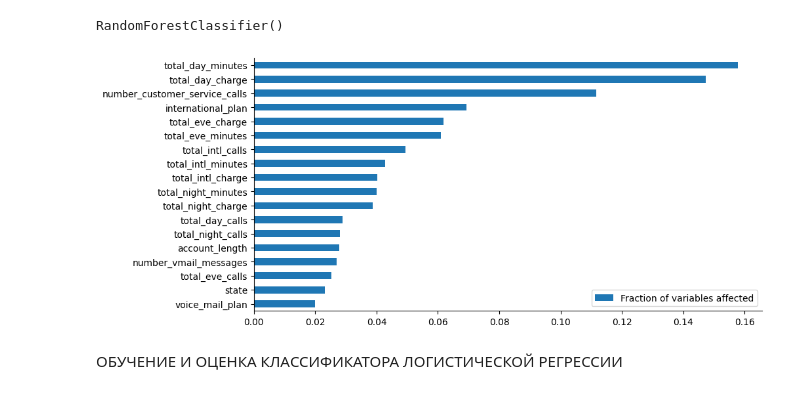
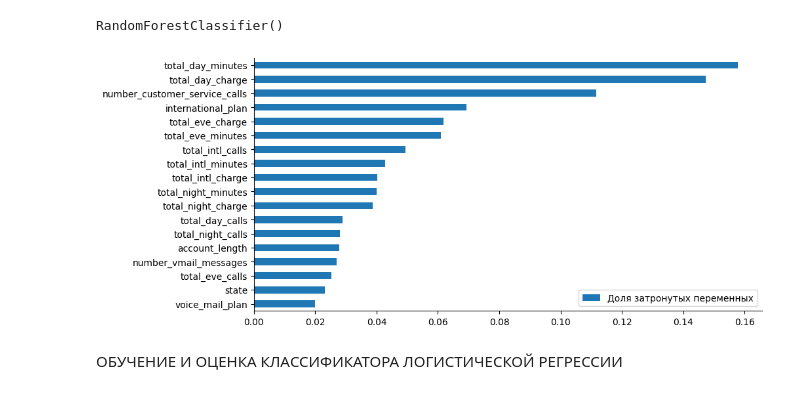
Before and after one commit to dnbrk13/danasrepo, a Jupyter notebook: capstone_project_outpeer.ipynb, the cells around one changed output. Drawn from its saved outputs; the diff is of its cells as text; code cells hidden in the pictures.

```diff
--- a/capstone_project_outpeer.ipynb
+++ b/capstone_project_outpeer.ipynb
@@ -170,12 +170,12 @@ RandomForestClassifier()
 # %%
 # Построение графика важности функции
 
-feat_scores= pd.DataFrame({"Fraction of variables affected" : rf.feature_importances_},index = X.columns)
-feat_scores= feat_scores.sort_values(by = "Fraction of variables affected")
+feat_scores= pd.DataFrame({"Доля затронутых переменных" : rf.feature_importances_},index = X.columns)
+feat_scores= feat_scores.sort_values(by = "Доля затронутых переменных")
 feat_scores.plot(kind = "barh", figsize = (10, 5))
 sns.despine()
 # %% [output]
-[figure, old version]
+[figure, new version]
 # %%
 # Приведенный выше график сгенерирован алгоритмом Random Forest
 # График показывает, что «total_day_minutes» возглавляет список важных функций, за ним следует «total_day_minutes» и так далее.
```
Also changed, not shown: parts of 96 cells of this notebook.
